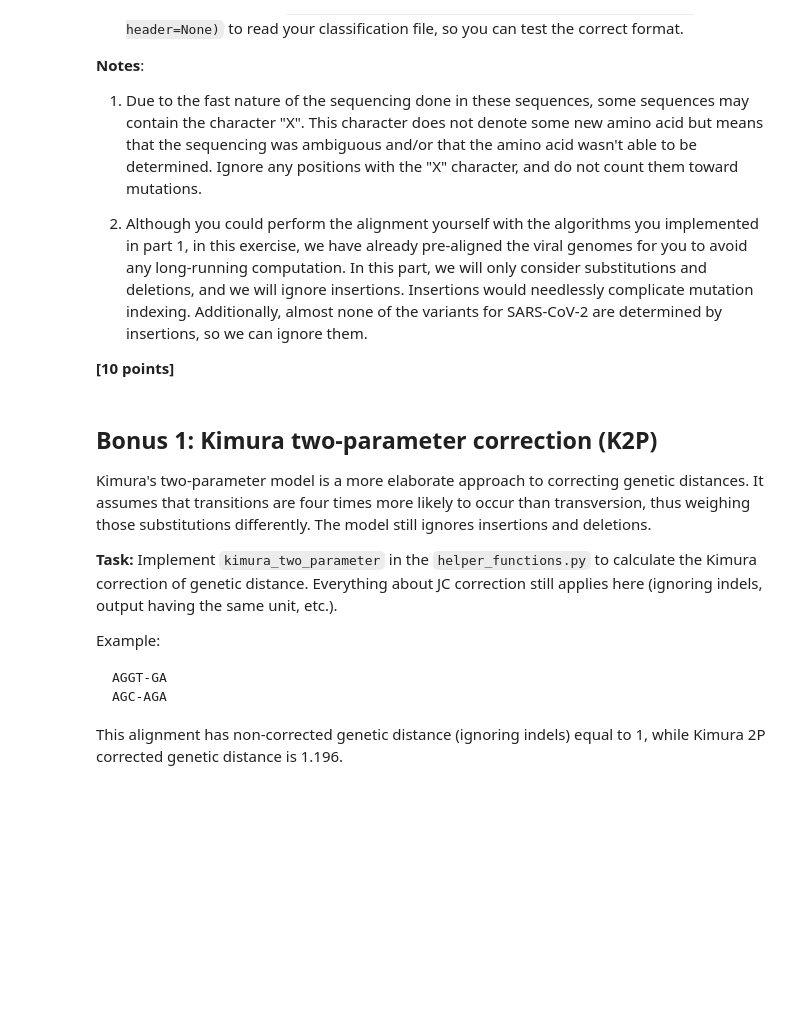
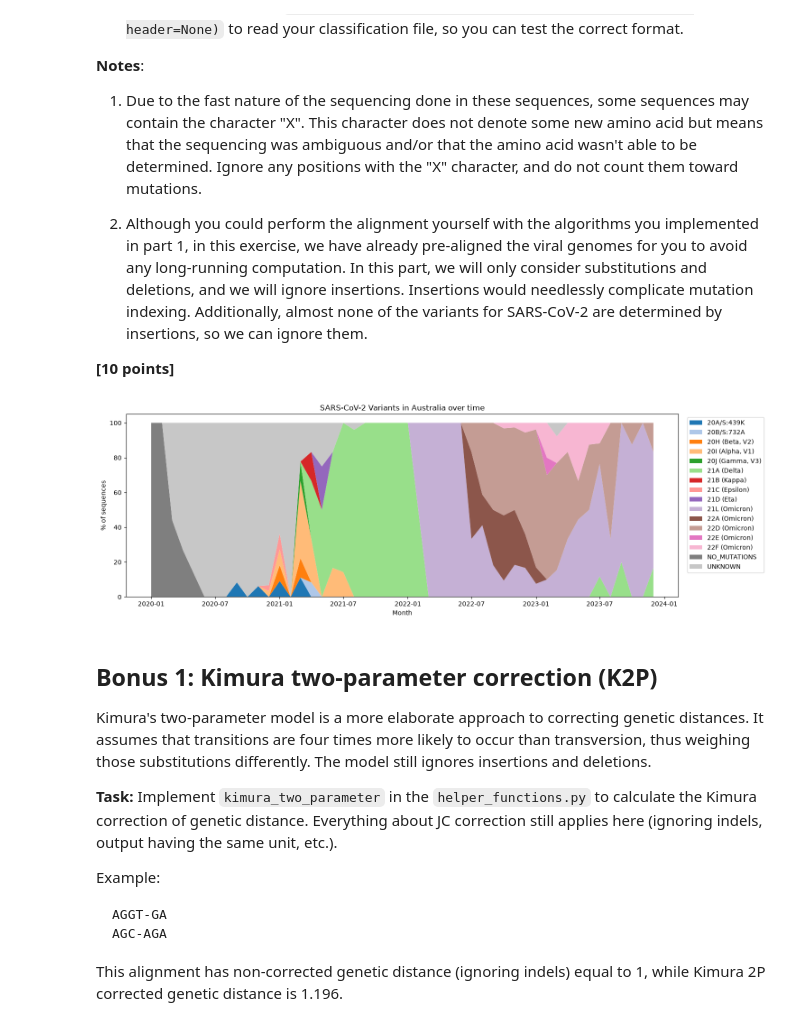
Before and after one commit to Seniru0/assign_viral_evo, a Jupyter notebook: viral_evo_workbook.ipynb, the cells around one changed output. Drawn from its saved outputs; the diff is of its cells as text; code cells hidden in the pictures; blank space fills up the shorter version.

Commit message:
Problem 5: classify Australian spike proteins by variant

```diff
--- a/viral_evo_workbook.ipynb
+++ b/viral_evo_workbook.ipynb
@@ -415,3 +431,39 @@ After you have assigned all the sequences to a variant, create a plot showing th
+# %%
+def variant_score(seq, mutations):
+    matches = sum(seq[m["pos"] - 1] == m["right"] for m in mutations)
+    return matches / len(mutations)
+
+
+def classify(seq):
+    has_mutation = any(a != b for a, b in zip(reference_spike, seq) if b != "X")
+    if not has_mutation:
+        return "NO_MUTATIONS"
+    scores = {name: variant_score(seq, mutations) for name, mutations in spike_mutations.items()}
+    best = max(scores, key=scores.get)
+    if scores[best] < 0.51:
+        return "UNKNOWN"
+    return best
+
+
+aus["variant"] = aus["seq"].apply(classify)
+aus[["accession", "variant"]].to_csv("problem5-classification.csv", header=False, index=False)
+# %%
+monthly = (aus.groupby([pd.Grouper(key="date", freq="MS"), "variant"]).size()
+              .unstack(fill_value=0))
+monthly = monthly.div(monthly.sum(axis=1), axis=0) * 100
+
+fig, ax = plt.subplots(figsize=(15, 5))
+ax.stackplot(monthly.index, monthly.T.values, labels=monthly.columns, colors=plt.get_cmap("tab20").colors)
+ax.set_title("SARS-CoV-2 Variants in Australia over time")
+ax.set_xlabel("Month")
+ax.set_ylabel("% of sequences")
+ax.legend(loc="upper left", bbox_to_anchor=(1.01, 1))
+fig.tight_layout()
+fig.savefig("problem5.svg")
+fig.savefig("problem4.svg")
+plt.show()
+# %% [output]
+[figure, added]
 # %% [markdown]
 ## Bonus 1: Kimura two-parameter correction (K2P)
 
```
Also changed, not shown: parts of 1 cell of this notebook, 3 other files.
